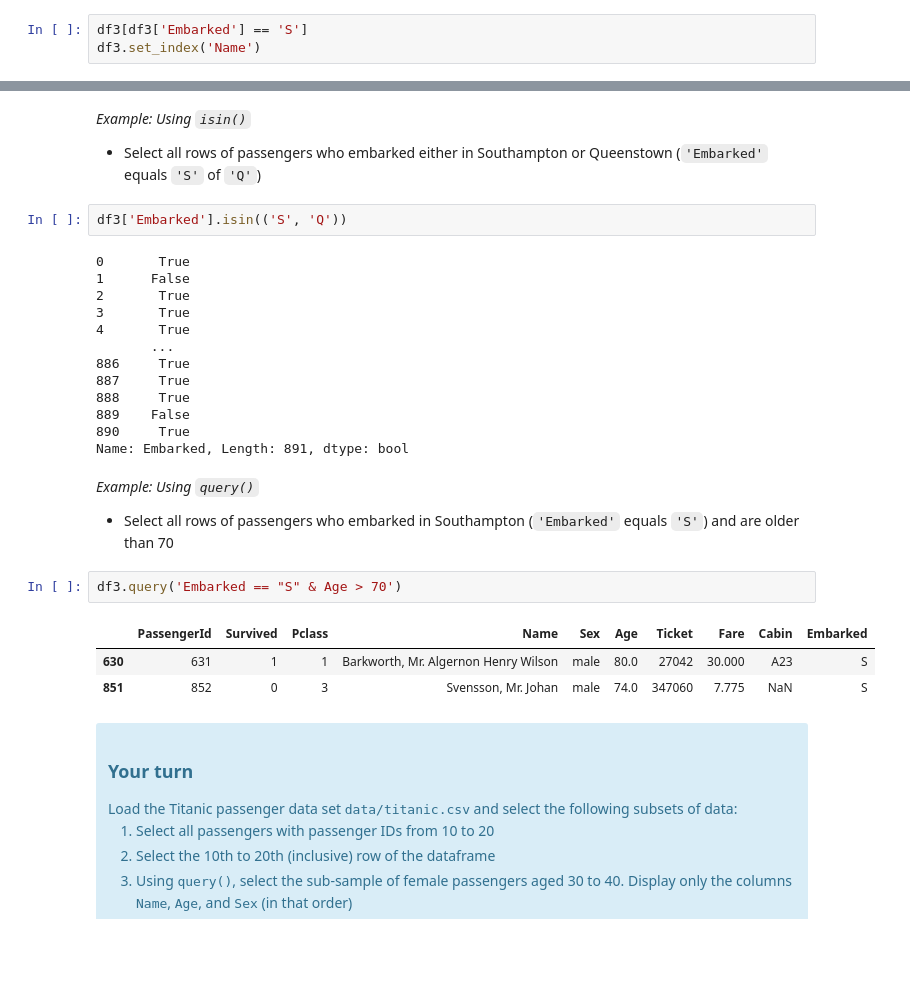
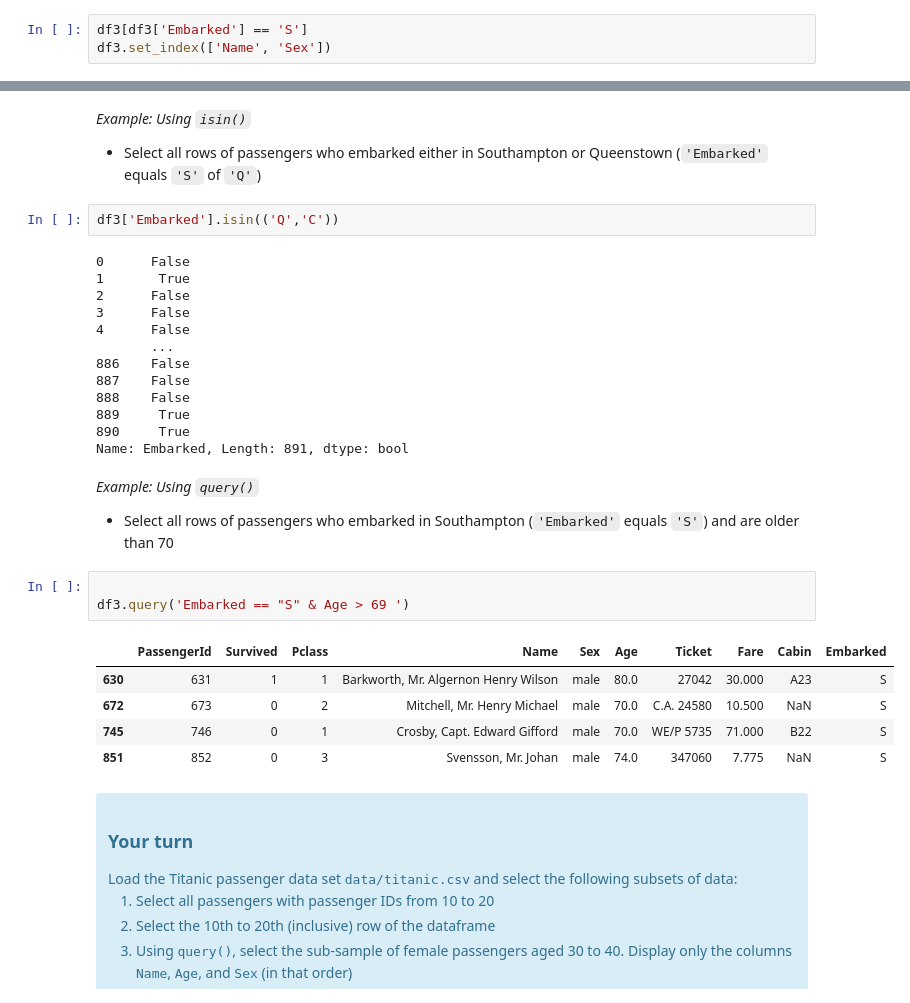
Before and after one commit to David01-234/TECH2-H25, a Jupyter notebook: lectures/lecture2/lecture2-template-RF.ipynb, the cells around one changed output, grey strips where cells are left out. Drawn from its saved outputs; the diff is of its cells as text; blank space fills up the shorter version.

```diff
--- a/lectures/lecture2/lecture2-template-RF.ipynb
+++ b/lectures/lecture2/lecture2-template-RF.ipynb
@@ -486,5 +505,5 @@ filename = f'{DATA_PATH}/titanic.csv'
 df3 = pd.read_csv(filename)
 # %%
 df3[df3['Embarked'] == 'S']
-df3.set_index('Name')
+df3.set_index(['Name', 'Sex'])
 # %% [output]
@@ -532,18 +551,18 @@ Length: 891, dtype: bool
 
 - Select all rows of passengers who embarked either in Southampton or Queenstown (`'Embarked'` equals `'S'` of `'Q'`)
 # %%
-df3['Embarked'].isin(('S', 'Q'))
+df3['Embarked'].isin(('Q','C'))
 # %% [output]
-0       True
-1      False
-2       True
-3       True
-4       True
+0      False
+1       True
+2      False
+3      False
+4      False
        ...
-886     True
-887     True
-888     True
-889    False
+886    False
+887    False
+888    False
+889     True
 890     True
 Name: Embarked, Length: 891, dtype: bool
 # %% [markdown]
@@ -551,10 +570,13 @@ Name: Embarked, Length: 891, dtype: bool
 
 - Select all rows of passengers who embarked in Southampton (`'Embarked'` equals `'S'`) and are older than 70
 # %%
-df3.query('Embarked == "S" & Age > 70')
+
+df3.query('Embarked == "S" & Age > 69 ')
 # %% [output]
 |  | PassengerId | Survived | Pclass | Name | Sex | Age | Ticket | Fare | Cabin | Embarked |
 | 630 | 631 | 1 | 1 | Barkworth, Mr. Algernon Henry Wilson | male | 80.0 | 27042 | 30.000 | A23 | S |
+| 672 | 673 | 0 | 2 | Mitchell, Mr. Henry Michael | male | 70.0 | C.A. 24580 | 10.500 | NaN | S |
+| 745 | 746 | 0 | 1 | Crosby, Capt. Edward Gifford | male | 70.0 | WE/P 5735 | 71.000 | B22 | S |
 | 851 | 852 | 0 | 3 | Svensson, Mr. Johan | male | 74.0 | 347060 | 7.775 | NaN | S |
 # %% [markdown]
 <div class="alert alert-info">
```
Also changed, not shown: parts of 12 cells of this notebook.
